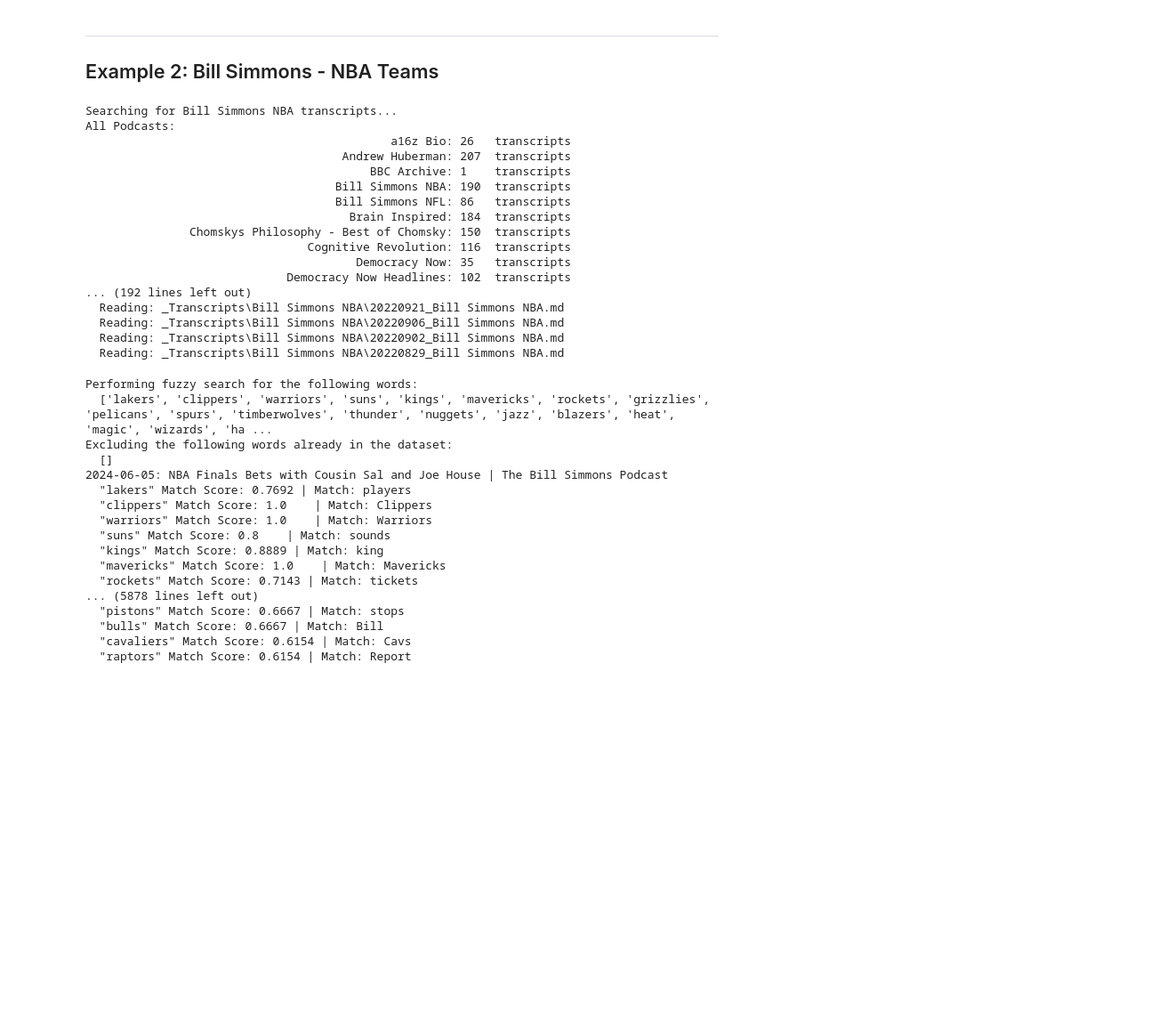
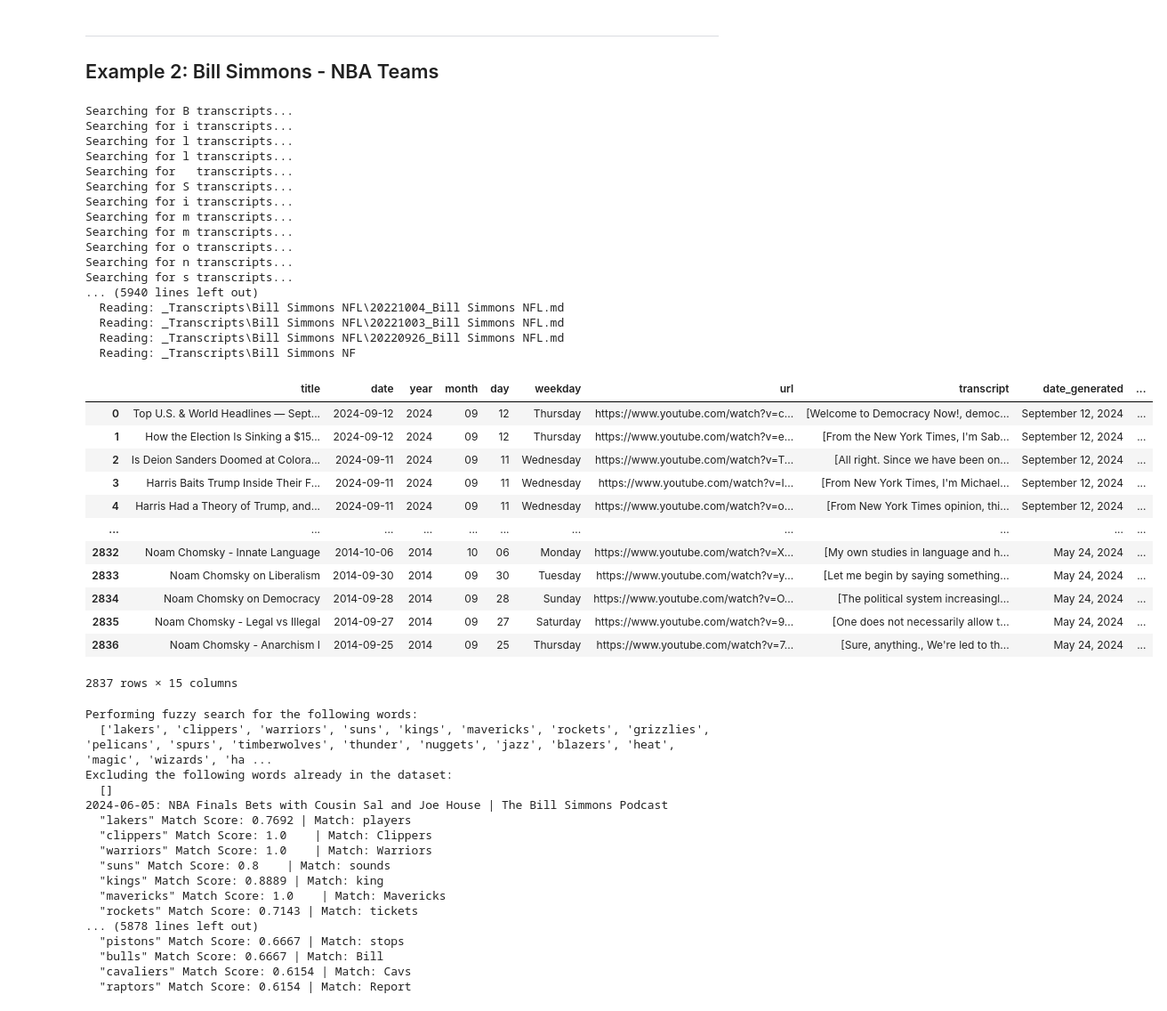
Before and after one commit to rahim-hashim/video_transcripts, a Jupyter notebook: transcript_analysis.ipynb, the cells around one changed output. Shown at 89% size. Drawn from its saved outputs; the diff is of its cells as text; code cells hidden in the pictures; blank space fills up the shorter version.

Commit message:
Transcription Update

```diff
--- a/transcript_analysis.ipynb
+++ b/transcript_analysis.ipynb
@@ -389,26 +398,42 @@ IndexError: list index out of range
 ***
 ## Example 2: Bill Simmons - NBA Teams
 # %%
-author_name = 'Bill Simmons NBA'
-transcript_df = main(author_name)
+author_names = ['Bill Simmons NFL']
+transcript_df = main(author_names)
 # %% [output]
-Searching for Bill Simmons NBA transcripts...
-All Podcasts:
-                                            a16z Bio: 26   transcripts
-                                     Andrew Huberman: 207  transcripts
-                                         BBC Archive: 1    transcripts
-                                    Bill Simmons NBA: 190  transcripts
-                                    Bill Simmons NFL: 86   transcripts
-                                      Brain Inspired: 184  transcripts
-               Chomskys Philosophy - Best of Chomsky: 150  transcripts
-                                Cognitive Revolution: 116  transcripts
-                                       Democracy Now: 35   transcripts
-                             Democracy Now Headlines: 102  transcripts
-... (192 lines left out)
-  Reading: _Transcripts\Bill Simmons NBA\20220921_Bill Simmons NBA.md
-  Reading: _Transcripts\Bill Simmons NBA\20220906_Bill Simmons NBA.md
-  Reading: _Transcripts\Bill Simmons NBA\20220902_Bill Simmons NBA.md
-  Reading: _Transcripts\Bill Simmons NBA\20220829_Bill Simmons NBA.md
+Searching for B transcripts...
+Searching for i transcripts...
+Searching for l transcripts...
+Searching for l transcripts...
+Searching for   transcripts...
+Searching for S transcripts...
+Searching for i transcripts...
+Searching for m transcripts...
+Searching for m transcripts...
+Searching for o transcripts...
+Searching for n transcripts...
+Searching for s transcripts...
+... (5940 lines left out)
+  Reading: _Transcripts\Bill Simmons NFL\20221004_Bill Simmons NFL.md
+  Reading: _Transcripts\Bill Simmons NFL\20221003_Bill Simmons NFL.md
+  Reading: _Transcripts\Bill Simmons NFL\20220926_Bill Simmons NFL.md
+  Reading: _Transcripts\Bill Simmons NF
+# %%
+transcript_df
+# %% [output]
+|  | title | date | year | month | day | weekday | url | transcript | date_generated | ... |
+| 0 | Top U.S. & World Headlines — Sept... | 2024-09-12 | 2024 | 09 | 12 | Thursday | https://www.youtube.com/watch?v=c... | [Welcome to Democracy Now!, democ... | September 12, 2024 | ... |
+| 1 | How the Election Is Sinking a $15... | 2024-09-12 | 2024 | 09 | 12 | Thursday | https://www.youtube.com/watch?v=e... | [From the New York Times, I'm Sab... | September 12, 2024 | ... |
+| 2 | Is Deion Sanders Doomed at Colora... | 2024-09-11 | 2024 | 09 | 11 | Wednesday | https://www.youtube.com/watch?v=T... | [All right. Since we have been on... | September 12, 2024 | ... |
+| 3 | Harris Baits Trump Inside Their F... | 2024-09-11 | 2024 | 09 | 11 | Wednesday | https://www.youtube.com/watch?v=I... | [From New York Times, I'm Michael... | September 12, 2024 | ... |
+| 4 | Harris Had a Theory of Trump, and... | 2024-09-11 | 2024 | 09 | 11 | Wednesday | https://www.youtube.com/watch?v=o... | [From New York Times opinion, thi... | September 12, 2024 | ... |
+| ... | ... | ... | ... | ... | ... | ... | ... | ... | ... | ... |
+| 2832 | Noam Chomsky - Innate Language | 2014-10-06 | 2014 | 10 | 06 | Monday | https://www.youtube.com/watch?v=X... | [My own studies in language and h... | May 24, 2024 | ... |
+| 2833 | Noam Chomsky on Liberalism | 2014-09-30 | 2014 | 09 | 30 | Tuesday | https://www.youtube.com/watch?v=y... | [Let me begin by saying something... | May 24, 2024 | ... |
+| 2834 | Noam Chomsky on Democracy | 2014-09-28 | 2014 | 09 | 28 | Sunday | https://www.youtube.com/watch?v=O... | [The political system increasingl... | May 24, 2024 | ... |
+| 2835 | Noam Chomsky - Legal vs Illegal | 2014-09-27 | 2014 | 09 | 27 | Saturday | https://www.youtube.com/watch?v=9... | [One does not necessarily allow t... | May 24, 2024 | ... |
+| 2836 | Noam Chomsky - Anarchism I | 2014-09-25 | 2014 | 09 | 25 | Thursday | https://www.youtube.com/watch?v=7... | [Sure, anything., We're led to th... | May 24, 2024 | ... |
+2837 rows × 15 columns
 # %%
 # perform fuzzy match for all words in target_word_list
 target_word_list = ['lakers', 'clippers', 'warriors', 'suns', 'kings',
```
Also changed, not shown: parts of 5 cells of this notebook, 1 other file.
